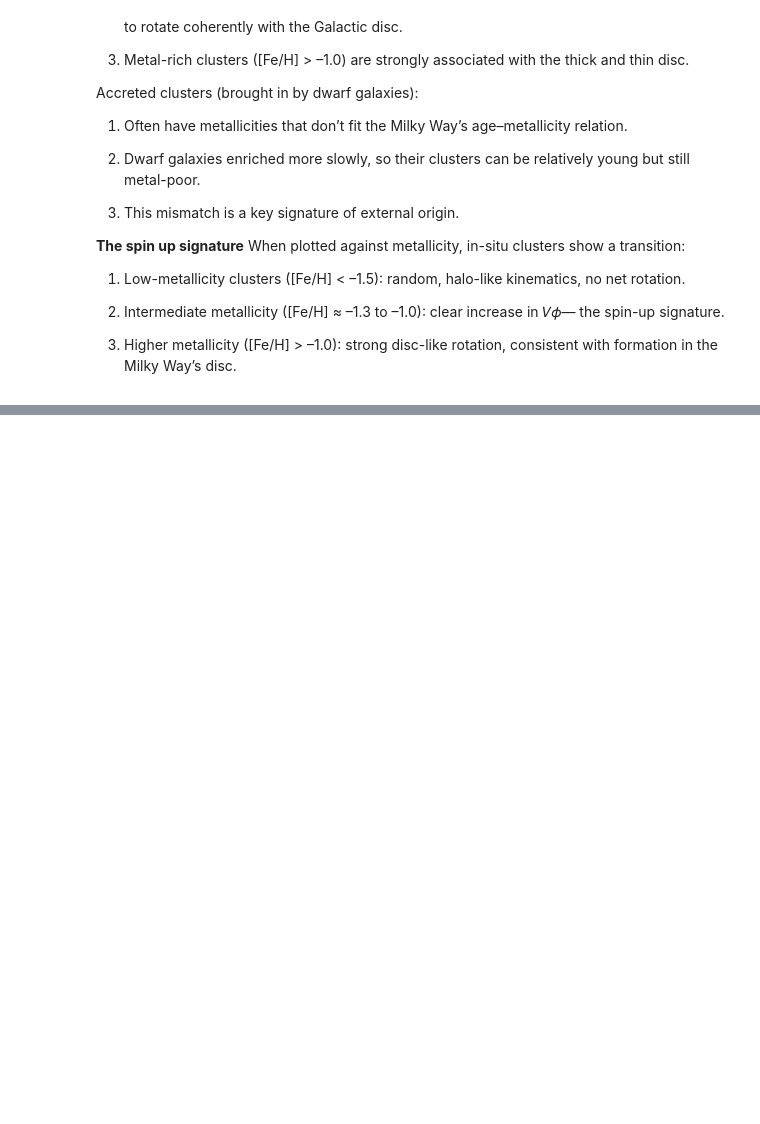
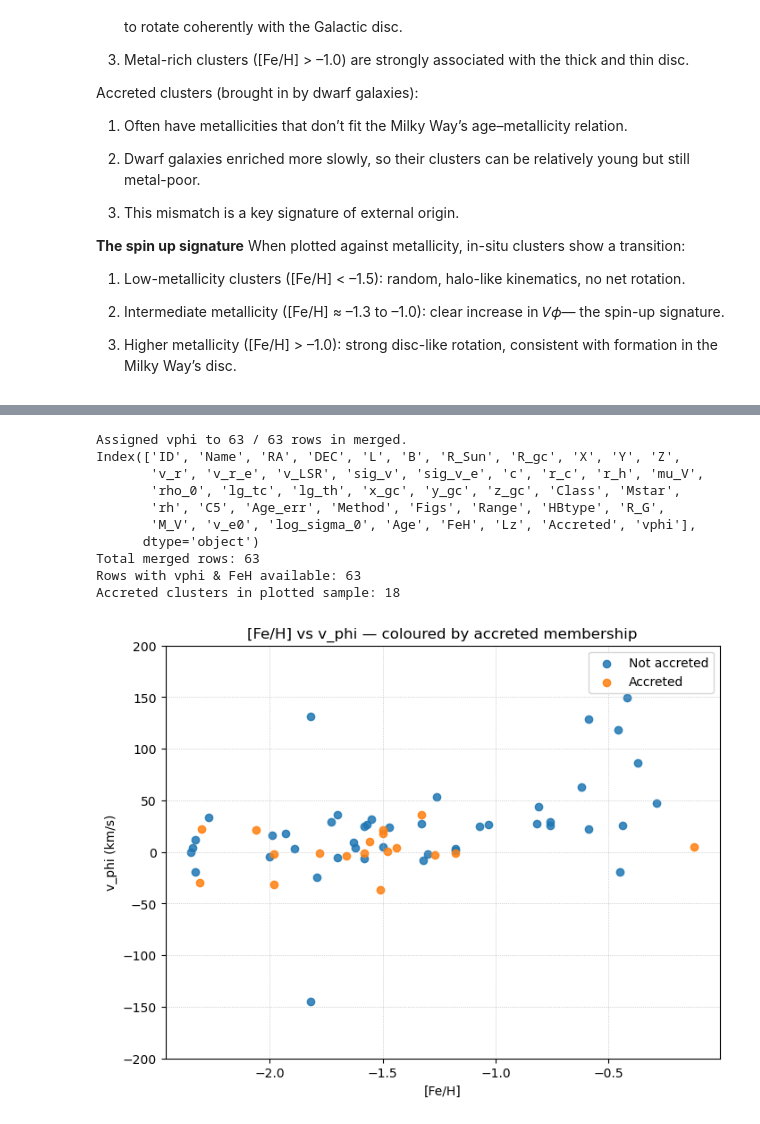
Before and after one commit to vishnusivamogga/PHYS3116_shrek, a Jupyter notebook: dynamical_information.ipynb, the cells around one changed output, grey strips where cells are left out. Drawn from its saved outputs; the diff is of its cells as text; code cells hidden in the pictures; blank space fills up the shorter version.

```diff
--- a/dynamical_information.ipynb
+++ b/dynamical_information.ipynb
@@ -463,0 +463,74 @@ Accreted clusters in plotted sample: 19
+# %%
+# 1) get galpy orbits and compute v_phi instead of Lz
+orbits = Orbit.from_name('MW Globular Clusters')
+galpy_names = [str(o.name) for o in orbits]
+galpy_vphi = [o.vphi(pot=MWPotential2014) for o in orbits]  # Changed from Lz to vphi
+
+# 2) normalise galpy names: uppercase and remove spaces
+galpy_norm = [n.upper().replace(' ', '') for n in galpy_names]
+
+# 3) build mapping and map into merged (in-place)
+galpy_map = dict(zip(galpy_norm, galpy_vphi))    # Now mapping to vphi instead of Lz
+merged['vphi'] = merged['ID'].map(galpy_map)     # Create 'vphi' column instead of 'Lz'
+
+# 4) quick report
+n_matched = merged['vphi'].notna().sum()
+print(f"Assigned vphi to {n_matched} / {len(merged)} rows in merged.")
+
+# list IDs that didn't get a vphi
+if n_matched < len(merged):
+    print("Missing vphi for IDs:", merged.loc[merged['vphi'].isna(), 'ID'].tolist())
+print(merged.keys())
+
+# --- The rest remains the same until the plotting section ---
+acc = Accreted.copy()
+acc['ID'] = (acc['ID'].astype(str)
+                       .str.strip()
+                       .str.upper()
+                       .str.replace(r'\s+','', regex=True))
+
+# Apply the same manual replacements you used for Union (if needed)
+acc['ID'] = acc['ID'].replace({
+    'Ruprecht106': 'RUP106',
+    'Terzan7': 'TERZAN7',       # (kept identical for clarity)
+    'NGCTer8': 'TERZAN8',
+    'NGCPal12': 'PAL12',
+})
+
+# --- 2) make boolean flag in merged (assume merged['ID'] already normalised) ---
+acc_set = set(acc['ID'])
+merged['Accreted'] = merged['ID'].astype(str).str.strip().str.upper().str.replace(r'\s+','', regex=True).isin(acc_set)
+
+# --- 3) prepare plotting df - now using vphi instead of Lz ---
+plot_df = merged.dropna(subset=['vphi', 'FeH']).copy()   # Changed from 'Lz' to 'vphi'
+
+print(f"Total merged rows: {len(merged)}")
+print(f"Rows with vphi & FeH available: {len(plot_df)}")
+print(f"Accreted clusters in plotted sample: {plot_df['Accreted'].sum()}")
+
+# --- 4) single matplotlib scatter - now plotting vphi instead of Lz ---
+fig, ax = plt.subplots(figsize=(8,6))
+
+for acc_status, group in plot_df.groupby('Accreted'):
+    label = 'Accreted' if acc_status else 'Not accreted'
+    ax.scatter( group['FeH'],group['vphi'], label=label, alpha=0.85)
+
+ax.set_ylabel('v_phi (km/s)')  # Updated label
+ax.set_xlabel('[Fe/H]')
+ax.set_ylim(-200,200)
+ax.set_title('[Fe/H] vs v_phi — coloured by accreted membership')  # Updated title
+ax.grid(True, linestyle=':', linewidth=0.5)
+ax.legend()
+plt.show()
+# %% [output]
+Assigned vphi to 63 / 63 rows in merged.
+Index(['ID', 'Name', 'RA', 'DEC', 'L', 'B', 'R_Sun', 'R_gc', 'X', 'Y', 'Z',
+       'v_r', 'v_r_e', 'v_LSR', 'sig_v', 'sig_v_e', 'c', 'r_c', 'r_h', 'mu_V',
+       'rho_0', 'lg_tc', 'lg_th', 'x_gc', 'y_gc', 'z_gc', 'Class', 'Mstar',
+       'rh', 'C5', 'Age_err', 'Method', 'Figs', 'Range', 'HBtype', 'R_G',
+       'M_V', 'v_e0', 'log_sigma_0', 'Age', 'FeH', 'Lz', 'Accreted', 'vphi'],
+      dtype='object')
+Total merged rows: 63
+Rows with vphi & FeH available: 63
+Accreted clusters in plotted sample: 18
+[figure, added]
```
Also changed, not shown: parts of 1 cell of this notebook.
